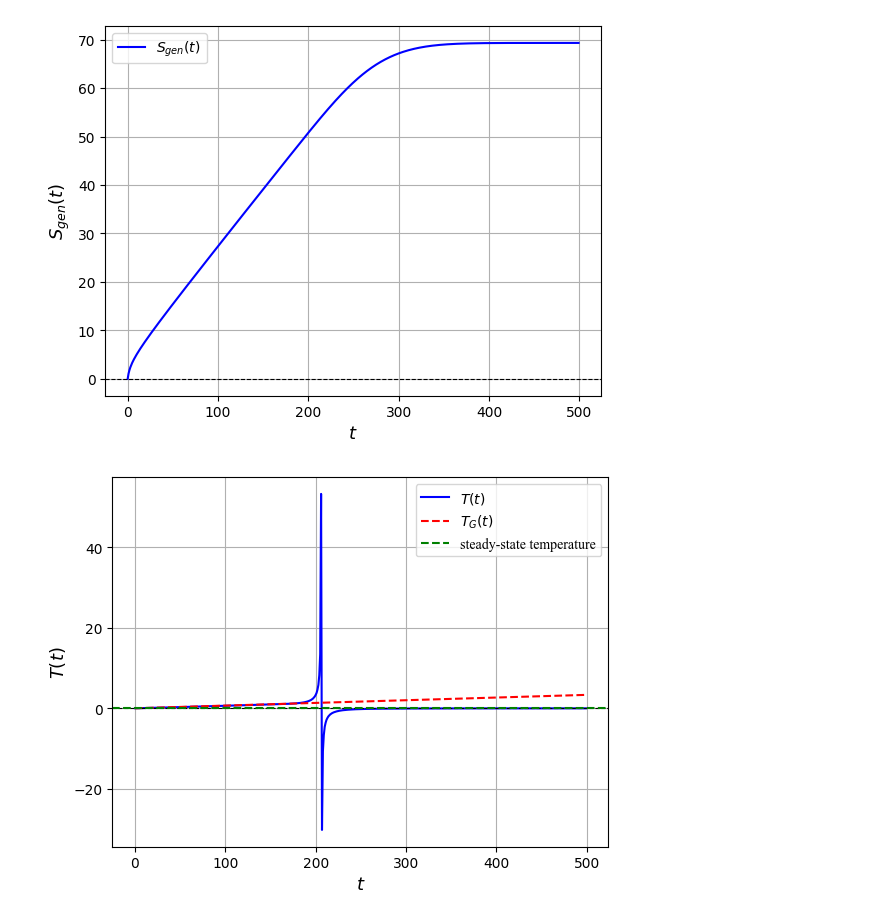
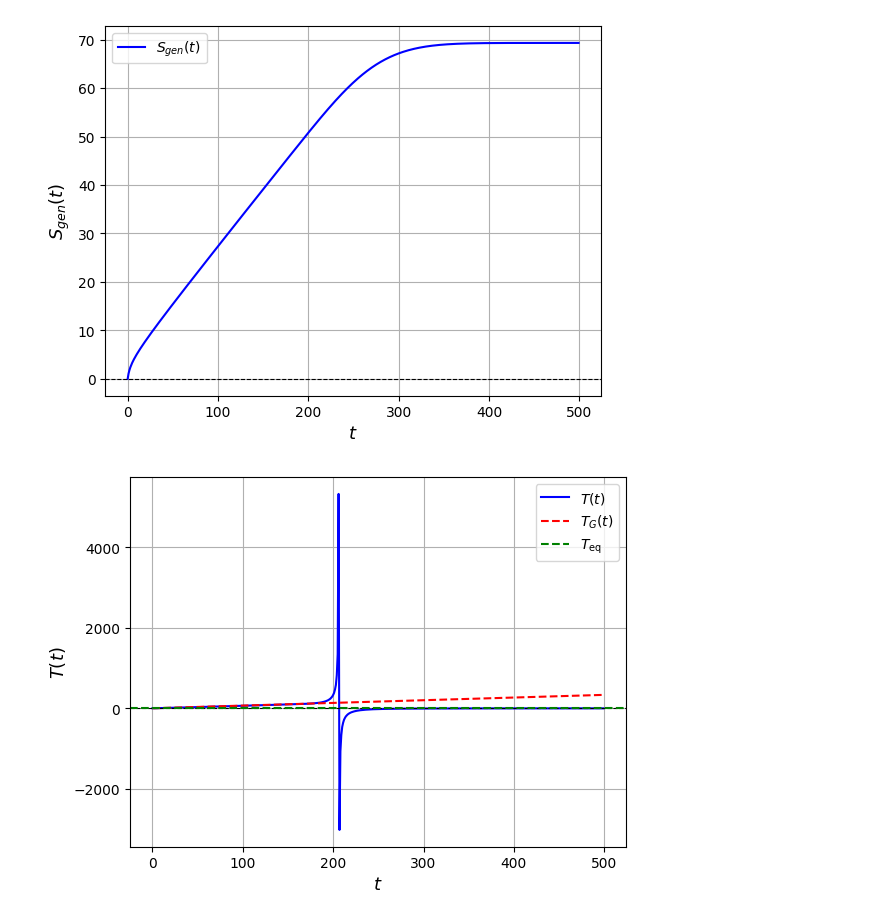
Before and after one commit to pedrolinckm/OQW-Thermodynamics, a Jupyter notebook: thermodynamics_oqw.ipynb, the cells around one changed output. Cells and saved outputs as stored; diff of their text form; code cells hidden in the pictures.

```diff
--- a/thermodynamics_oqw.ipynb
+++ b/thermodynamics_oqw.ipynb
@@ -647,31 +647,31 @@ plt.show()
 # %%
 #Derivative of entropy with respect to mean energy
 N = 100
 omega = 2/3
 tmax = 500
 t_values = np.arange(tmax)
-epsilon = 0.01
+epsilon = 1
 S_values = np.array([
     S_entropy(N, omega, t) for t in t_values
 ])
 mean_energy_values = np.array([
     mean_energy_evolution(N, omega, epsilon, t) for t in t_values
 ])
 dS_dt = np.gradient(S_values,  t_values)
 dE_dt = np.gradient(mean_energy_values,  t_values)
 T_vals = dE_dt / dS_dt
 
 T_gaussian = 2*(2*omega-1)*epsilon * t_values
 
 plt.plot(t_values, T_vals, color='blue', label=r'$T(t)$')
 plt.plot(t_values, T_gaussian, color='red', linestyle='--', label=r'$T_G(t)$')
 plt.axhline(0, color='black', linewidth=0.8, linestyle='--')
 plt.xlabel(r'$t$', fontsize=13, fontproperties=font_prop)
 plt.ylabel(r'$T(t)$', fontsize=13, fontproperties=font_prop)
-plt.axhline(- epsilon/ (np.log(omega / (1 - omega))), color='green', linestyle='--', label = r'steady-state temperature')
+plt.axhline(- epsilon/ (np.log(omega / (1 - omega))), color='green', linestyle='--', label = r'$T_{\text{eq}}$')
 plt.legend(prop=font_prop, fontsize = 13)
 plt.grid(True)
 plt.savefig("evolution_temperature.pgf")
 plt.show()
 # %% [output]
-[figure, old version]
+[figure, new version]
```
Also changed, not shown: parts of 2 cells of this notebook, 2 other files.
